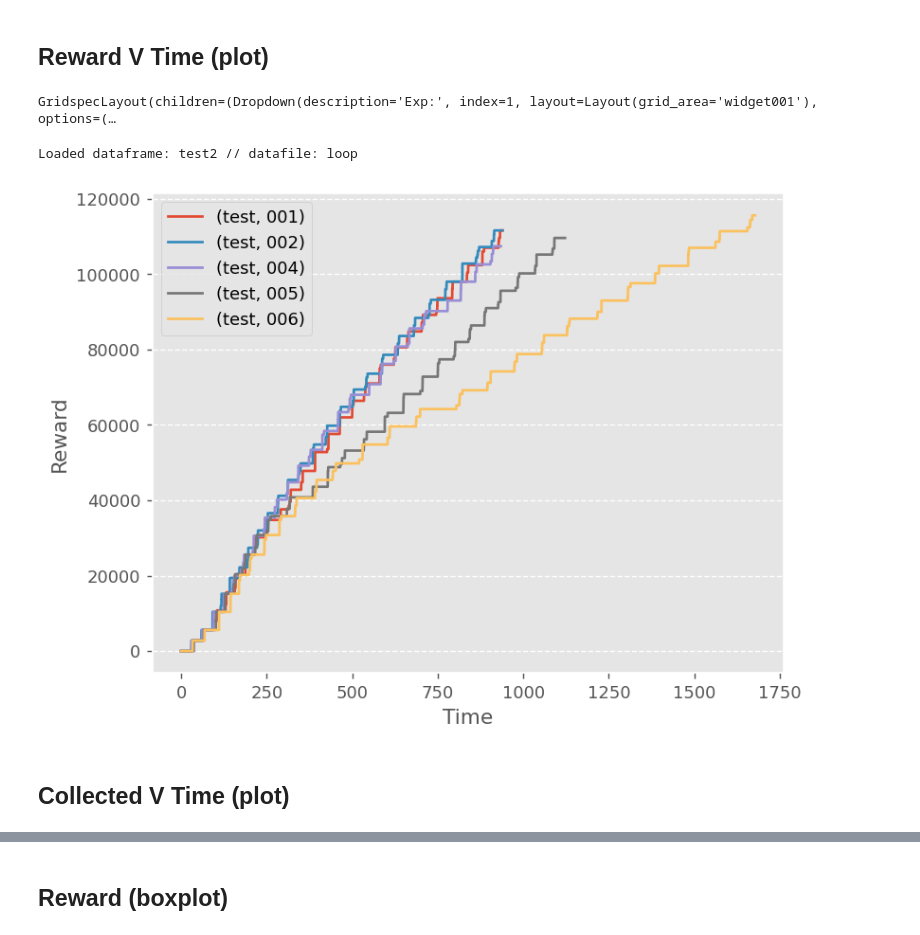
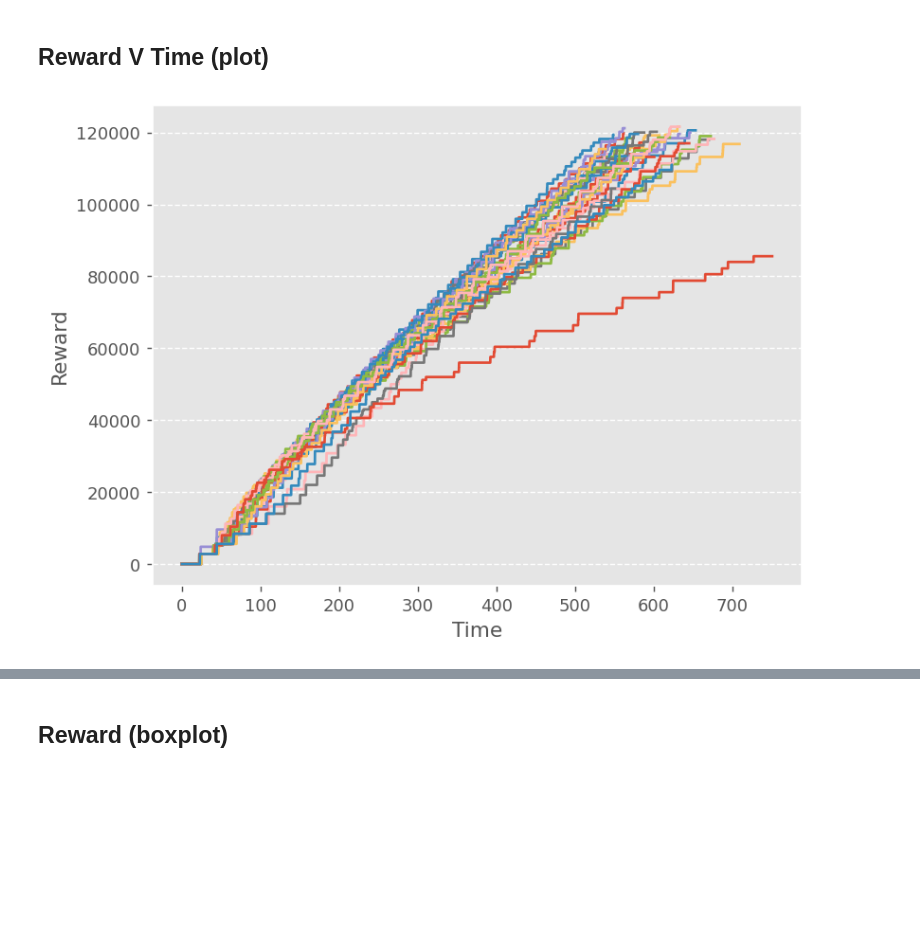
Before and after one commit to teksander/toychain-argos, a Jupyter notebook: MarketForaging/results/plotter_econ.ipynb, the cells around one changed output, grey strips where cells are left out. Cells and saved outputs as stored; diff of their text form; code cells hidden in the pictures; blank space fills up the shorter version.

```diff
--- a/MarketForaging/results/plotter_econ.ipynb
+++ b/MarketForaging/results/plotter_econ.ipynb
@@ -151,4 +187,7 @@ EXP_drop.value = latest_subdir.split('experiment_')[-1]
 # %%
-# Do some tests
-load_df('firm')
+## LOAD ALL DFs
+df_firm   = load_df('firm')
+df_sc     = load_df('sc', False)
+df_block  = load_df('block', False)
+df_loop = load_df('loop', False)
 # %% [output]
@@ -359,46 +430,36 @@ Dropdown(description='Experiment:', index=17, options=('backup_test116_patchy_si
 ## Reward V Time (plot)
 # %%
 # Generate the dataframe
-df = load_df('loop')
-# df = get_param_df(df, 'generic', 'num_robots', alias = 'Robots')
-# df = get_param_df(df, 'experiment', 'MAXWORKERS', alias = 'limit')
-# df = get_param_df(df, 'experiment', 'EPSILON', alias = 'epsilon')
-# df = get_param_df(df, 'patches', 'radius', alias = 'Patch Radius')
+df = df_loop
 
 # Plot options
 XX = 'TIME'
 YY = 'VALUE'
 BP = 'Robots'
 yl = 'Reward'
 xl = 'Time'
 fs = xm(2)*flwidth
 
 # Process the data
-# df["CONTROLLER"] = pd.to_numeric(df["CONTROLLER"]
-df = df.set_index(XX).groupby(['CFG', 'REP'])
-
-ax = plt.axes()
+df = df.set_index(XX).groupby(EXP_CFG_REP)
 
 # Create plot
+ax = plt.axes()
 df[YY].plot(ax=ax)
 
 # Edit plot
 plt.suptitle('')
 ax.xaxis.set_minor_locator(ticker.NullLocator())
 ax.xaxis.grid(False)
 ax.yaxis.grid(True, linestyle = '--')
 ax.set_xlabel(xl)
 ax.set_ylabel(yl)
 ax.set_title('')
 # ax.set_ylim(ymin=0, ymax = df[YY].max()*1.1)
 
 plt.gcf().tight_layout()
-ax.legend()
+# ax.legend()
 # plt.savefig("plots/experiment_"+EXP+"/value_bp_%s_%s.png" % (XX,YY), bbox_inches='tight', dpi=600)
 plt.show()
 # %% [output]
-GridspecLayout(children=(Dropdown(description='Exp:', index=1, layout=Layout(grid_area='widget001'), options=(…
-Loaded dataframe: test2 // datafile: loop
-[figure, old version]
+[figure, new version]
-# %% [markdown]
-## Collected V Time (plot)
```
Also changed, not shown: parts of 17 cells of this notebook, 5 other files.
